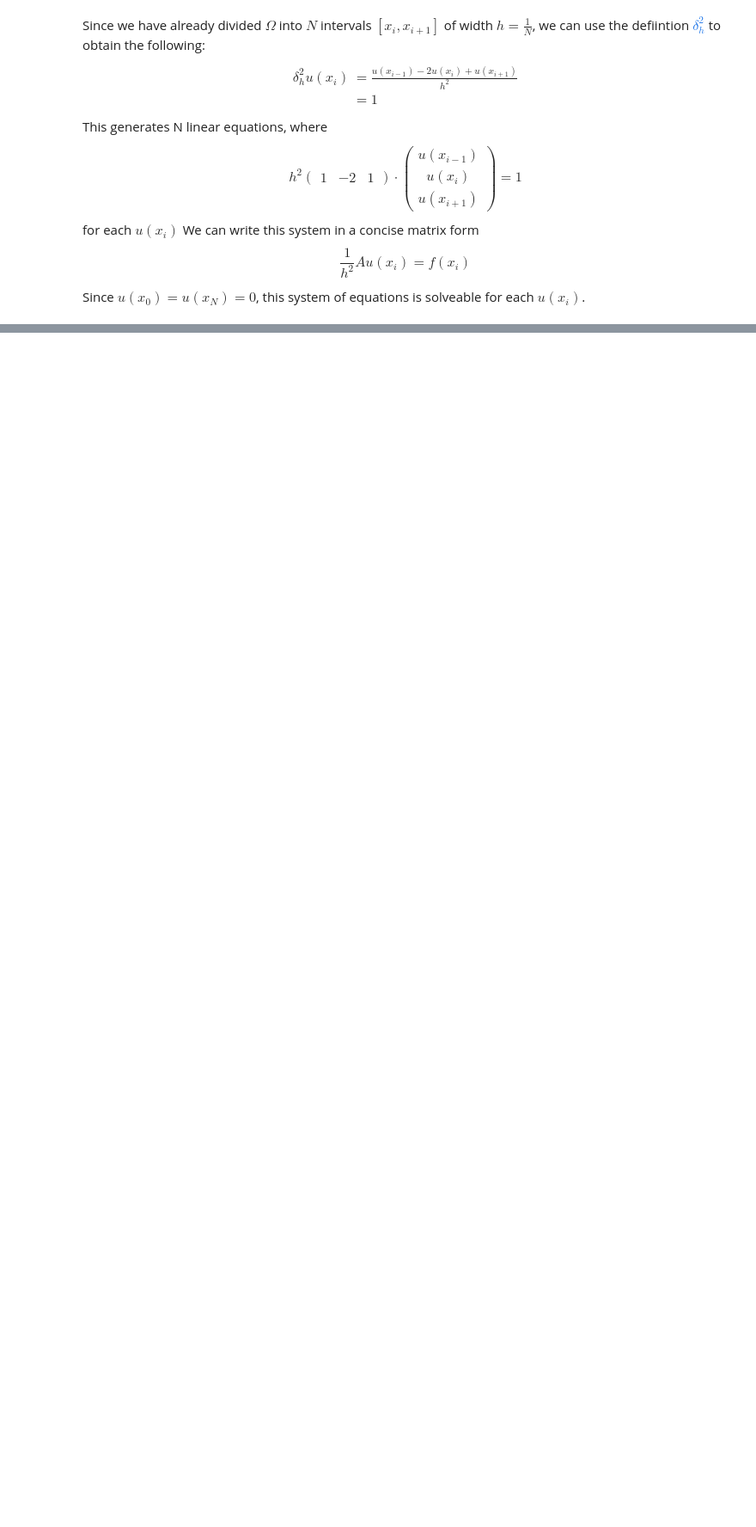
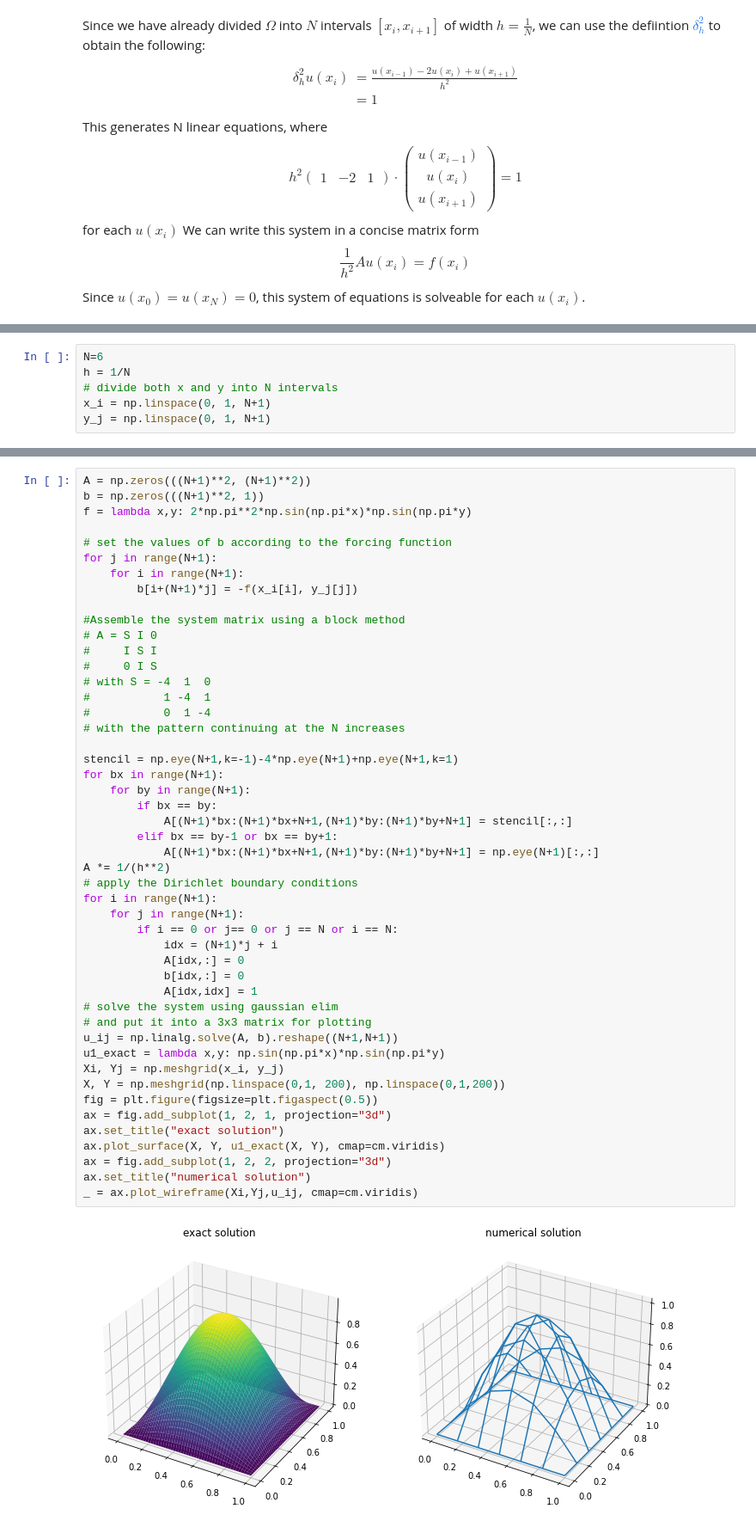
Before and after one commit to aj-fleming/pde-wise20, a Jupyter notebook: notes/fdm.ipynb, the cells around one changed output, grey strips where cells are left out. Shown at 86% size. Drawn from its saved outputs; the diff is of its cells as text; blank space fills up the shorter version.

```diff
--- a/notes/fdm.ipynb
+++ b/notes/fdm.ipynb
@@ -80,0 +90,6 @@ _ = axs[1].plot(x_i,u_appx)
+# %%
+N=6
+h = 1/N
+# divide both x and y into N intervals
+x_i = np.linspace(0, 1, N+1)
+y_j = np.linspace(0, 1, N+1)
@@ -80,0 +100,50 @@ _ = axs[1].plot(x_i,u_appx)
+# %%
+A = np.zeros(((N+1)**2, (N+1)**2))
+b = np.zeros(((N+1)**2, 1))
+f = lambda x,y: 2*np.pi**2*np.sin(np.pi*x)*np.sin(np.pi*y)
+
+# set the values of b according to the forcing function
+for j in range(N+1):
+    for i in range(N+1):
+        b[i+(N+1)*j] = -f(x_i[i], y_j[j])
+
+#Assemble the system matrix using a block method
+# A = S I 0
+#     I S I
+#     0 I S
+# with S = -4  1  0
+#           1 -4  1
+#           0  1 -4
+# with the pattern continuing at the N increases
+
+stencil = np.eye(N+1,k=-1)-4*np.eye(N+1)+np.eye(N+1,k=1)
+for bx in range(N+1):
+    for by in range(N+1):
+        if bx == by:
+            A[(N+1)*bx:(N+1)*bx+N+1,(N+1)*by:(N+1)*by+N+1] = stencil[:,:]
+        elif bx == by-1 or bx == by+1:
+            A[(N+1)*bx:(N+1)*bx+N+1,(N+1)*by:(N+1)*by+N+1] = np.eye(N+1)[:,:]
+A *= 1/(h**2)
+# apply the Dirichlet boundary conditions
+for i in range(N+1):
+    for j in range(N+1):
+        if i == 0 or j== 0 or j == N or i == N:
+            idx = (N+1)*j + i
+            A[idx,:] = 0
+            b[idx,:] = 0
+            A[idx,idx] = 1
+# solve the system using gaussian elim
+# and put it into a 3x3 matrix for plotting
+u_ij = np.linalg.solve(A, b).reshape((N+1,N+1))
+u1_exact = lambda x,y: np.sin(np.pi*x)*np.sin(np.pi*y)
+Xi, Yj = np.meshgrid(x_i, y_j)
+X, Y = np.meshgrid(np.linspace(0,1, 200), np.linspace(0,1,200))
+fig = plt.figure(figsize=plt.figaspect(0.5))
+ax = fig.add_subplot(1, 2, 1, projection="3d")
+ax.set_title("exact solution")
+ax.plot_surface(X, Y, u1_exact(X, Y), cmap=cm.viridis)
+ax = fig.add_subplot(1, 2, 2, projection="3d")
+ax.set_title("numerical solution")
+_ = ax.plot_wireframe(Xi,Yj,u_ij, cmap=cm.viridis)
+# %% [output]
+[figure, added]
```
Also changed, not shown: parts of 5 cells of this notebook.
